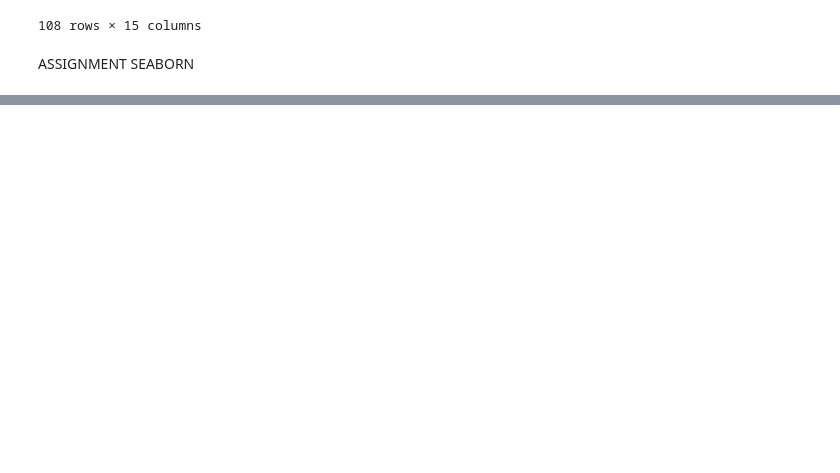
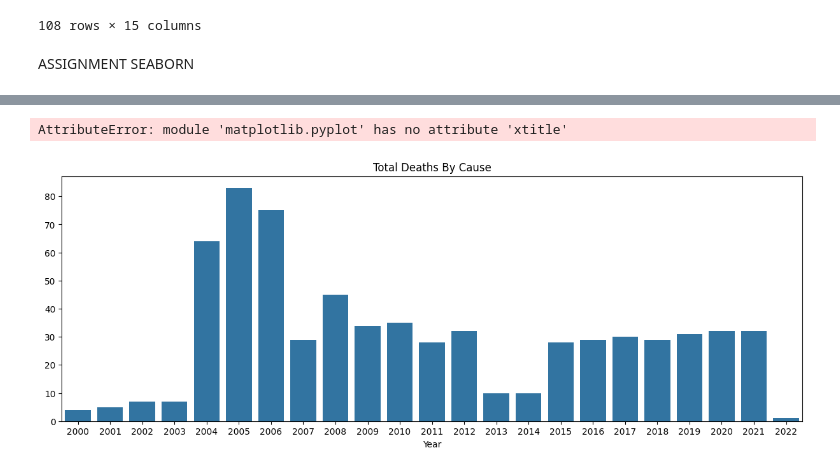
Before and after one commit to williamcolliins/Bootcamp_DataAnalyst, a Jupyter notebook: pertemuan13.ipynb, the cells around one changed output, grey strips where cells are left out. Cells and saved outputs as stored; diff of their text form; code cells hidden in the pictures; blank space fills up the shorter version.

```diff
--- a/pertemuan13.ipynb
+++ b/pertemuan13.ipynb
@@ -599,0 +719,12 @@ ASSIGNMENT SEABORN
+# %%
+import matploplib.pyplot as plt
+import seaborn as sns
+
+plt.figure(figsize=[15,5])
+sns.barplot(x = group.index, y = group.values)
+plt.title("Total Deaths By Cause")
+plt.xtitle
+plt.show()
+# %% [output]
+AttributeError: module 'matplotlib.pyplot' has no attribute 'xtitle'
+[figure, added]
```
Also changed, not shown: parts of 14 cells of this notebook, 1 other file.
